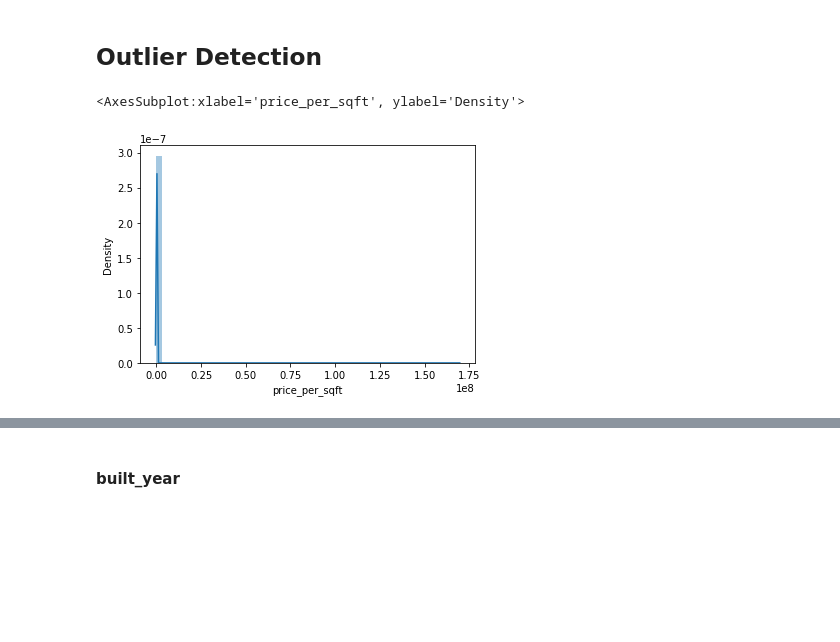
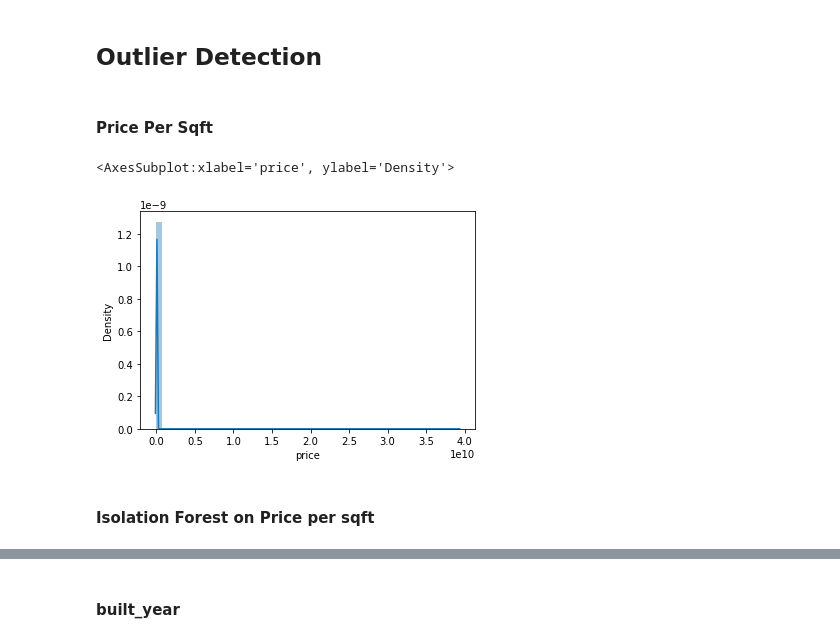
Before and after one commit to ryanchwong/is5126, a Jupyter notebook: nandar-soe.ipynb, the cells around one changed output, grey strips where cells are left out. Cells and saved outputs as stored; diff of their text form; code cells hidden in the pictures; blank space fills up the shorter version.

```diff
--- a/nandar-soe.ipynb
+++ b/nandar-soe.ipynb
@@ -19,10 +19,10 @@ test = pd.read_csv('test.csv')
 ### Remove listing_id
 #### listing_id is all unique without duplicates
 # %%
-# train = train.drop(columns=['listing_id', 'property_details_url', 'elevation','property_name','address','title'])
+train = train.drop(columns=['listing_id', 'property_details_url', 'elevation','property_name','address','title'])
 test = test.drop(columns=['listing_id', 'property_details_url', 'elevation','property_name','address','title'])
 
-train = train.drop(columns=['property_details_url', 'elevation','property_name','address','title'])
+# train = train.drop(columns=['property_details_url', 'elevation','property_name','address','title'])
 # %%
 train.describe()
 # %% [output]
@@ -437,3 +434,5 @@ from sklearn.ensemble import IsolationForest
+# %% [markdown]
+#### Price Per Sqft
 # %%
 medain_sqft = train['size_sqft'].median()
 train['size_sqft'] = train['size_sqft'].fillna(medain_sqft)
@@ -444,7 +443,9 @@ train['price_per_sqft'] = price_per_sqft
 medain_psqft = train['price_per_sqft'].median()
 train['price_per_sqft'] = train['price_per_sqft'].fillna(medain_psqft)
 # %%
-sns.distplot(train['price_per_sqft'])
+sns.distplot(train['price'])
 # %% [output]
-<AxesSubplot:xlabel='price_per_sqft', ylabel='Density'>
+<AxesSubplot:xlabel='price', ylabel='Density'>
-[figure, old version]
+[figure, new version]
+# %% [markdown]
+#### Isolation Forest on Price per sqft
```
Also changed, not shown: parts of 53 cells of this notebook.
